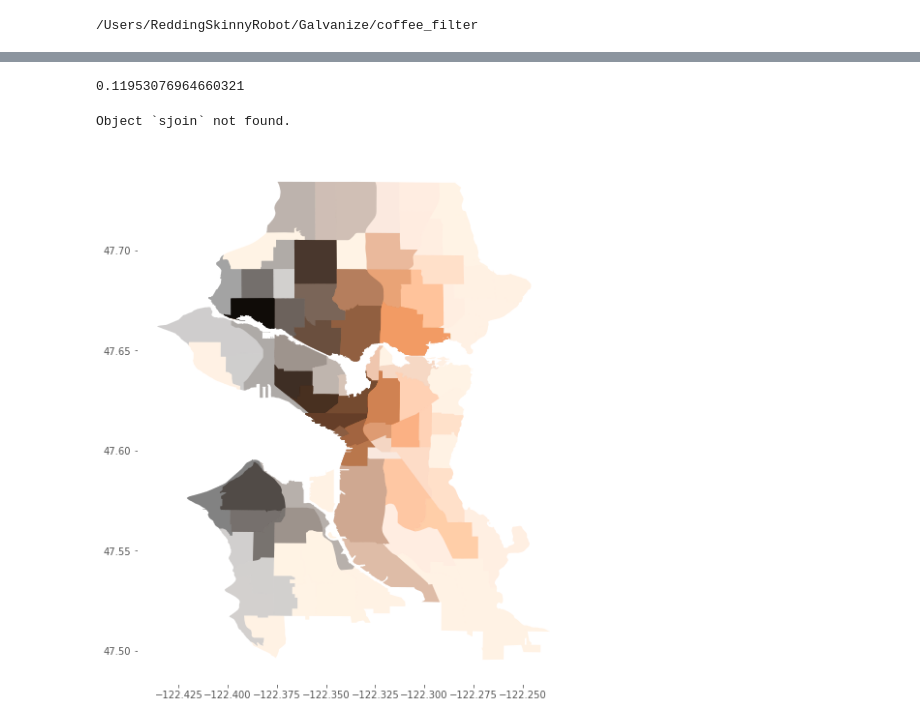
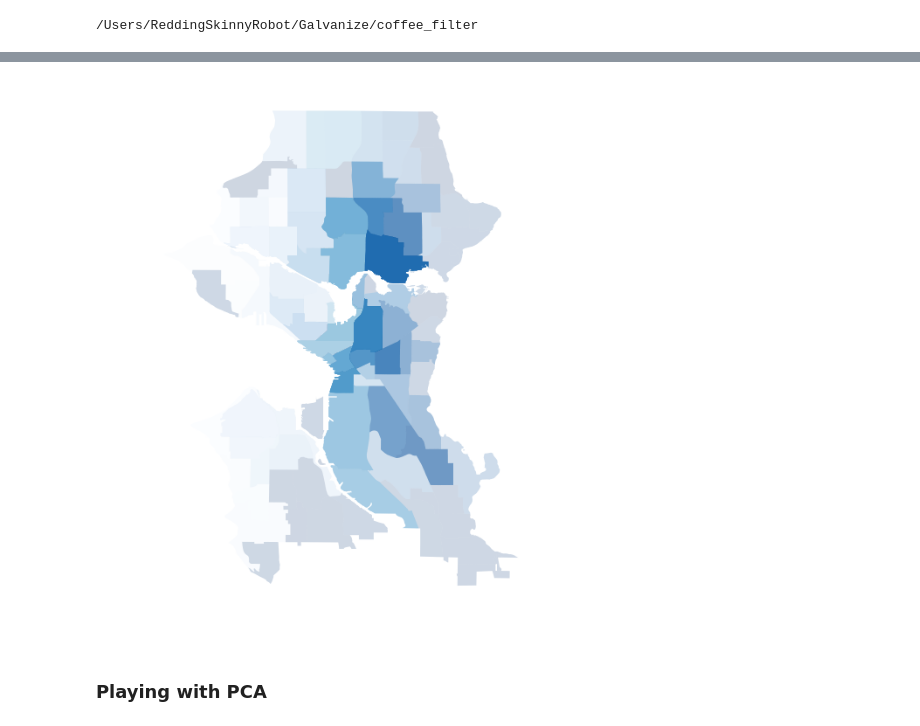
Before and after one commit to crredding/capstone_project, a Jupyter notebook: Data_eda.ipynb, the cells around one changed output, grey strips where cells are left out. Drawn from its saved outputs; the diff is of its cells as text; code cells hidden in the pictures.

Commit message:
Added EDA images

```diff
--- a/Data_eda.ipynb
+++ b/Data_eda.ipynb
@@ -11,4 +11,8 @@ import matplotlib.patches as patches
 from matplotlib import cm
 %matplotlib inline
 # Always make it pretty.
-plt.style.use('ggplot')
+plt.style.use('seaborn-talk')
+from recommender_model import *
+import geopandas as gpd
+from shapely.geometry import Point
+from sklearn.decomposition import PCA
@@ -104,17 +103,12 @@ np.percentile?
-# %%
-np.percentile(df_over_mean['Fun for families'], 75)
-# %% [output]
-0.11953076964660321
 # %%
 seattle_shops = gpd.tools.sjoin(geo_seattle_points, seattle, how='right', op='intersects')
-# %%
-sjoin?
-# %% [output]
-Object `sjoin` not found.
 # %%
 #How caffeinated a neighborhood is
-fig, ax = plt.subplots(figsize=(8,10))
-seattle_shops.plot(ax=ax, cmap='copper', alpha=0.2)
+fig, ax = plt.subplots(figsize=(8,11))
+seattle_shops.plot(ax=ax, cmap='Blues', alpha=0.2)
 ax.set_facecolor('white')
+ax.axis('off')
+_=ax.plot()
+plt.savefig('images/coffee_density.png')
 # %% [output]
-[figure, old version]
+[figure, new version]
@@ -131,0 +115,2 @@ X = mapped_df[['Fun for families',
+# %% [markdown]
+### Playing with PCA
```
Also changed, not shown: parts of 19 cells of this notebook, 20 other files.
